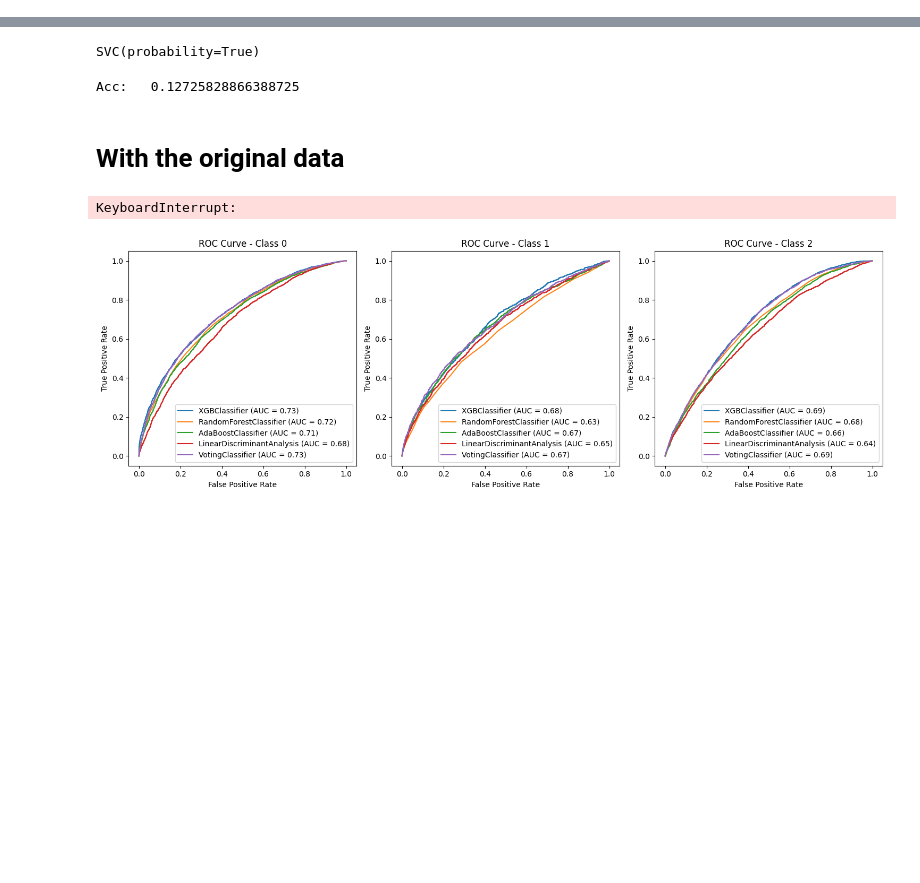
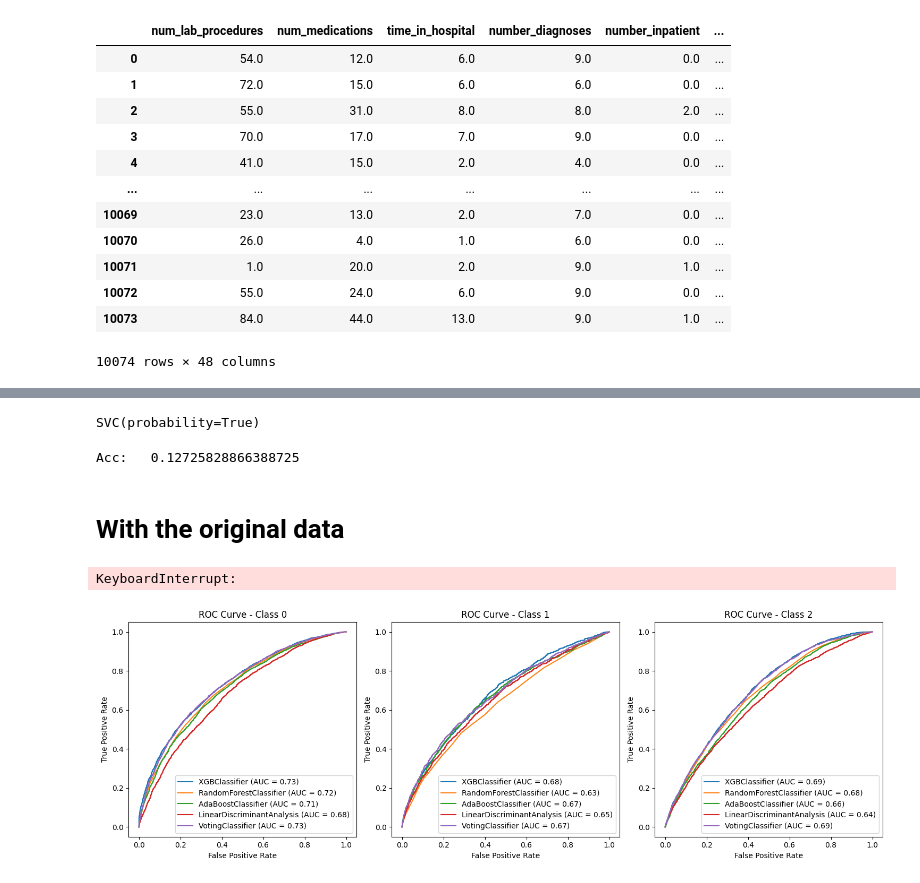
Before and after one commit to DiyadotSaha/ML_Diabetes_Project, a Jupyter notebook: SVM with SMOTEEN.ipynb, the cells around one changed output, grey strips where cells are left out. Saved outputs shown, nothing was run; the diff lists cells and outputs as text; code cells hidden in the pictures; blank space fills up the shorter version.

```diff
--- a/SVM with SMOTEEN.ipynb
+++ b/SVM with SMOTEEN.ipynb
@@ -46,6 +46,7 @@ Y_tr = pd.read_csv('data/YTR_SMOTEEN_FEATURE_SELECTION.csv')
 y_test = pd.read_csv('data/Y_VALIDATION_SET_EDIT.csv')
 # %%
 X_tr = X_tr.drop(columns=['Unnamed: 0'])
+X_test = X_test.drop(columns=['Unnamed: 0'])
 Y_tr = Y_tr.drop(columns=['Unnamed: 0'])
 y_test = y_test.drop(columns=['Unnamed: 0'])
 # %%
@@ -59,3 +58,19 @@ new_column_names = [col.replace('[', '_').replace(']', '_').replace('<', 'less_t
 column_mapping = dict(zip(X_test.columns, new_column_names))
 X_test = X_test.rename(columns=column_mapping)
+# %%
+X_test
+# %% [output]
+|  | num_lab_procedures | num_medications | time_in_hospital | number_diagnoses | number_inpatient | ... |
+| 0 | 54.0 | 12.0 | 6.0 | 9.0 | 0.0 | ... |
+| 1 | 72.0 | 15.0 | 6.0 | 6.0 | 0.0 | ... |
+| 2 | 55.0 | 31.0 | 8.0 | 8.0 | 2.0 | ... |
+| 3 | 70.0 | 17.0 | 7.0 | 9.0 | 0.0 | ... |
+| 4 | 41.0 | 15.0 | 2.0 | 4.0 | 0.0 | ... |
+| ... | ... | ... | ... | ... | ... | ... |
+| 10069 | 23.0 | 13.0 | 2.0 | 7.0 | 0.0 | ... |
+| 10070 | 26.0 | 4.0 | 1.0 | 6.0 | 0.0 | ... |
+| 10071 | 1.0 | 20.0 | 2.0 | 9.0 | 1.0 | ... |
+| 10072 | 55.0 | 24.0 | 6.0 | 9.0 | 0.0 | ... |
+| 10073 | 84.0 | 44.0 | 13.0 | 9.0 | 1.0 | ... |
+10074 rows × 48 columns
 # %%
```
Also changed, not shown: parts of 4 cells of this notebook, 3 other files.
